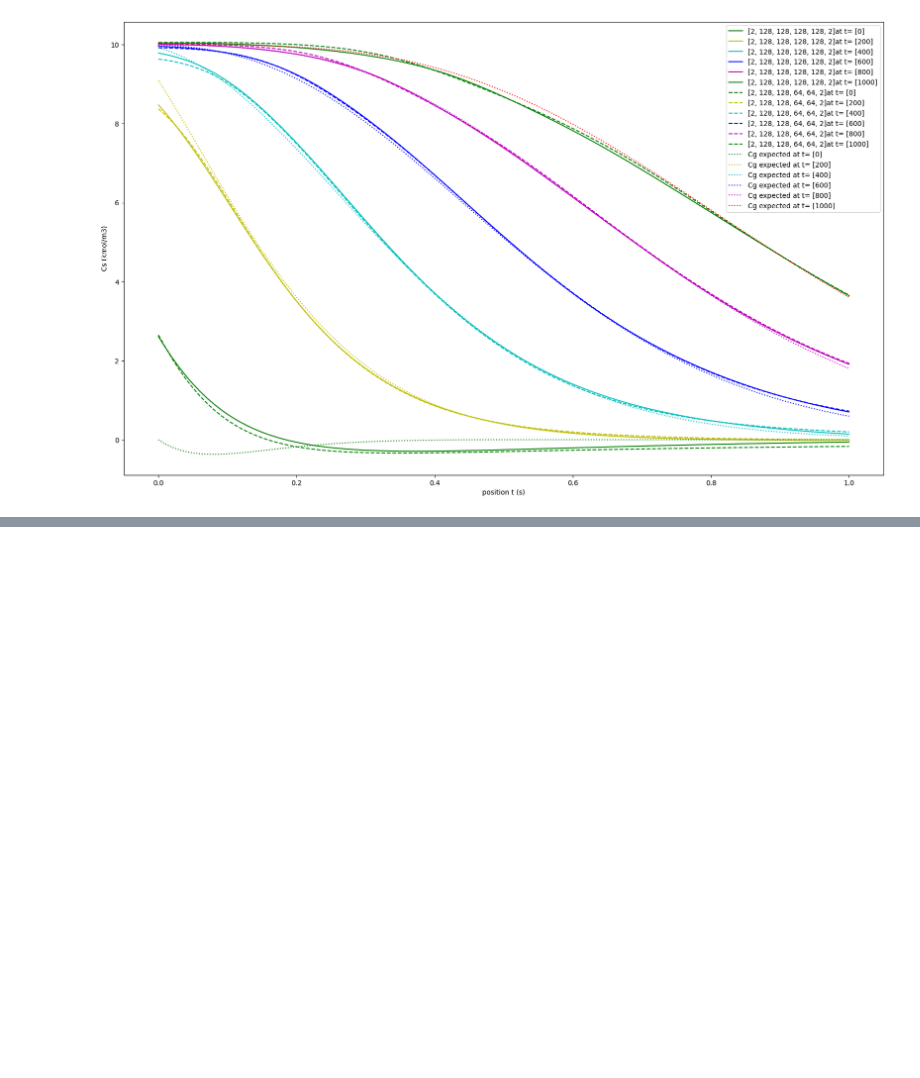
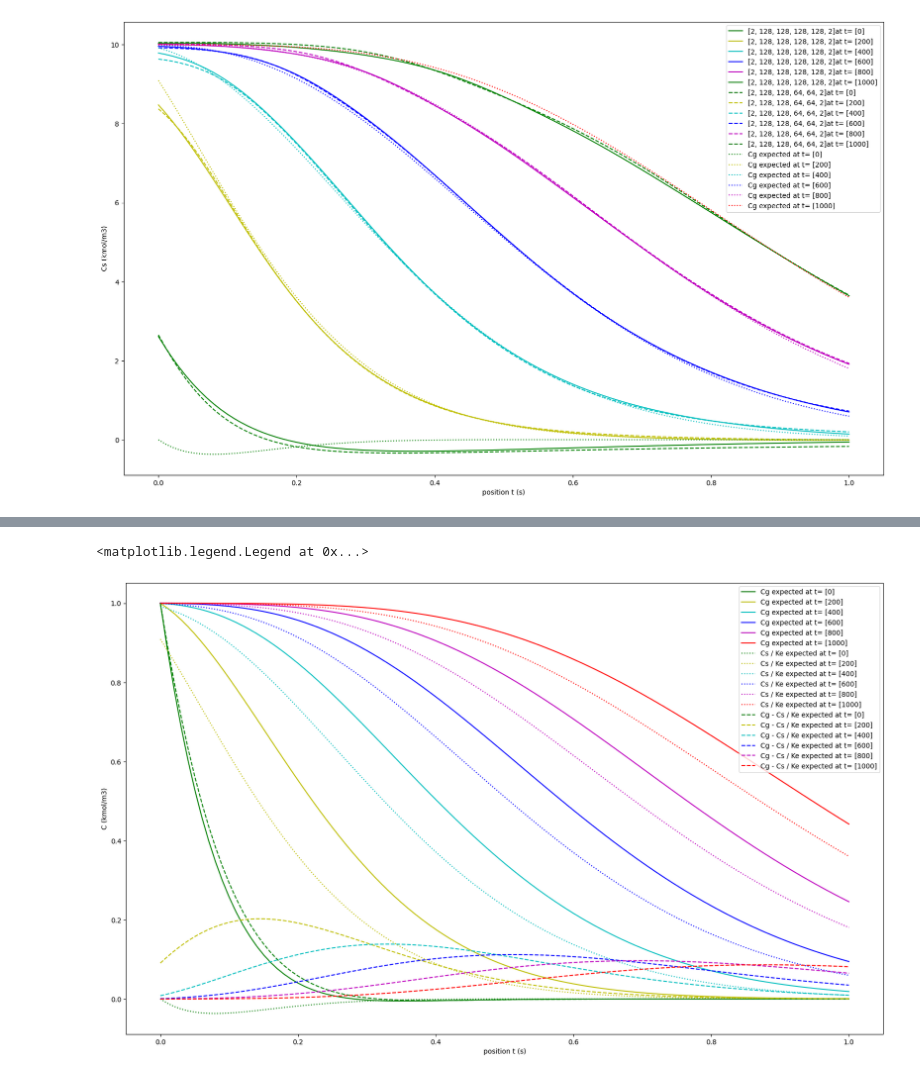
Before and after one commit to Giraud-Pierre/PINN_for_SEDMES, a Jupyter notebook: main/AdsorptionAnalyticalSol.ipynb, the cells around one changed output, grey strips where cells are left out. Cells and saved outputs as stored; diff of their text form; code cells hidden in the pictures; blank space fills up the shorter version.

```diff
--- a/main/AdsorptionAnalyticalSol.ipynb
+++ b/main/AdsorptionAnalyticalSol.ipynb
@@ -684,0 +1196,26 @@ plt.legend()
+# %%
+#Plot Cg and Cs/ke from matlab simulation
+#Here we noticed that Cg - Cs/Ke is relatively close to 0
+
+color = ['g', 'y', 'c', 'b', 'm', 'r', 'k']
+line = ['-', '--', '-.']
+line_idx = 0
+
+plt.figure(figsize=(20,12))
+
+for idx_time in range(len(t)):
+  plt.plot(x, exact_Cg[idx_time], color[idx_time], linestyle = '-', label = 'Cg expected at t= ' + str(t[idx_time]))
+plt.ylabel("C (kmol/m3)")
+plt.xlabel('position t (s)')
+plt.legend()
+
+for idx_time in range(len(t)):
+  plt.plot(x, exact_Cs[idx_time] / 10, color[idx_time], linestyle = ':', label = 'Cs / Ke expected at t= ' + str(t[idx_time]))
+plt.legend()
+
+for idx_time in range(len(t)):
+  plt.plot(x, exact_Cg[idx_time] - exact_Cs[idx_time] / 10, color[idx_time], linestyle = '--', label = 'Cg - Cs / Ke expected at t= ' + str(t[idx_time]))
+plt.legend()
+# %% [output]
+<matplotlib.legend.Legend at 0x...>
+[figure, added]
```
Also changed, not shown: parts of 16 cells of this notebook.
